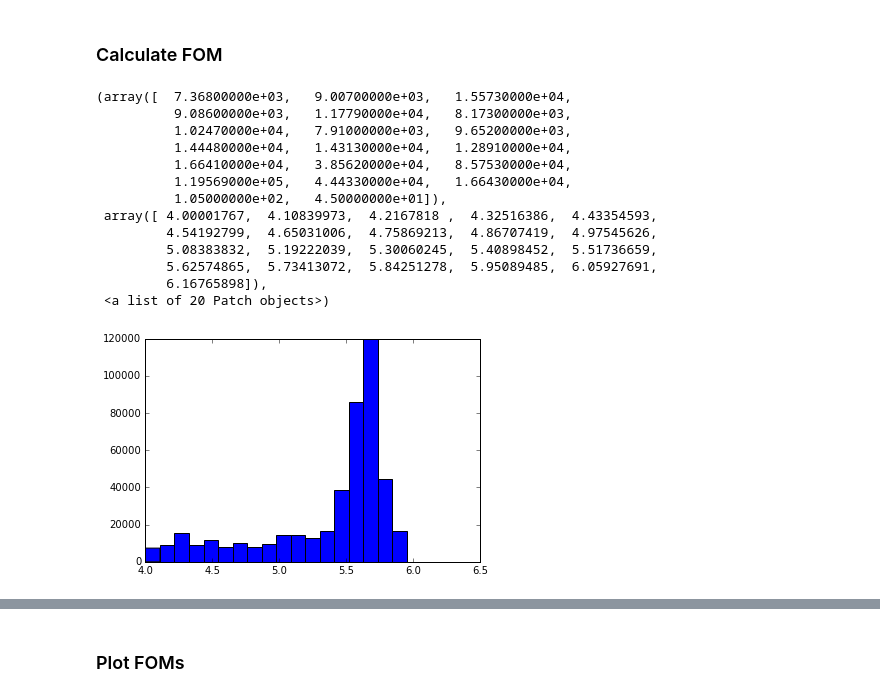
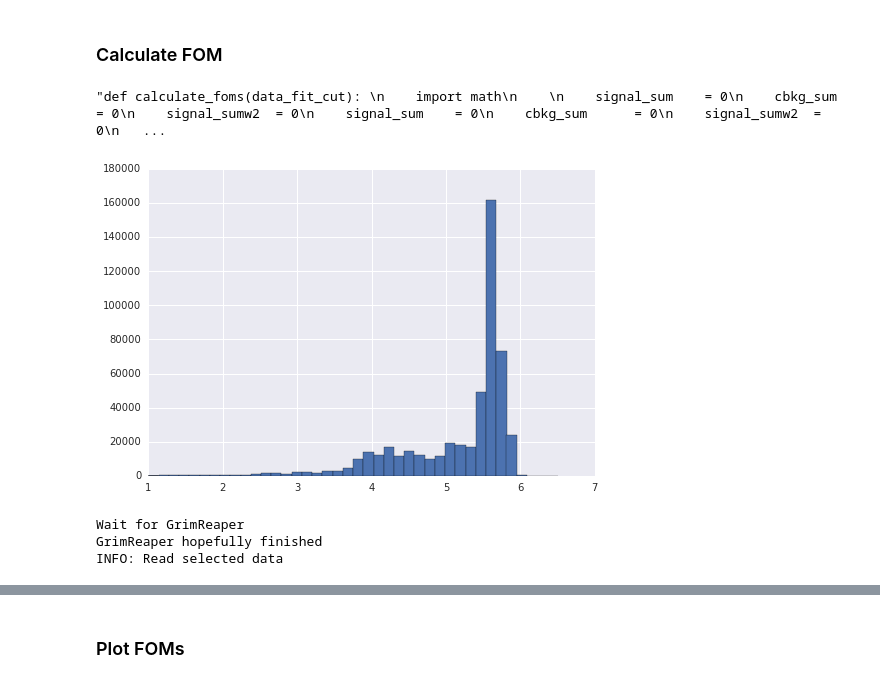
Before and after one commit to chasenberg/Masterthesis, a Jupyter notebook: notebooks/decaytime_studies/wrong_pv/Bd2JpsiKs_wrongPV_bdt_scan.ipynb, the cells around one changed output, grey strips where cells are left out. Drawn from its saved outputs; the diff is of its cells as text; code cells hidden in the pictures.

```diff
--- a/notebooks/decaytime_studies/wrong_pv/Bd2JpsiKs_wrongPV_bdt_scan.ipynb
+++ b/notebooks/decaytime_studies/wrong_pv/Bd2JpsiKs_wrongPV_bdt_scan.ipynb
@@ -116,7 +109,7 @@ final_model = None
 # %% [markdown]
 ### Calculate FOM
 # %%
-def calculate_foms(data_fit_cut):
+'''def calculate_foms(data_fit_cut):
     import math
 
     signal_sum    = 0
@@ -159,9 +152,6 @@ def calculate_foms(data_fit_cut):
 
         timeres_power     += timeerror_dilution *signal_weight
 
-        timeres_power /= signal_sum
-
-    tagging_power /= signal_sum
     timeres_power /= signal_sum
 
 
@@ -172,4 +162,6 @@ def calculate_foms(data_fit_cut):
         'Efficiency'   : efficiency
     }
 
-    return fomname_to_value
+    return fomname_to_value'''
+# %% [output]
+"def calculate_foms(data_fit_cut): \n    import math\n    \n    signal_sum    = 0\n    cbkg_sum      = 0\n    signal_sumw2  = 0\n    signal_sum    = 0\n    cbkg_sum      = 0\n    signal_sumw2  = 0\n   ...
@@ -176,19 +257,37 @@ def calculate_foms(data_fit_cut):
 # %%
 import numpy as np
 import matplotlib.pyplot as plt
-plt.hist(signal_dataframe_wrongPV['BDTresponse_wrongPV'],20)
+plt.hist(signal_dataframe_wrongPV['BDTresponse_wrongPV'],40,range=[1,6.5])
+plt.savefig("/home/chasenberg/plots/wrong_pv/bdt_output.pdf")
 # %% [output]
-(array([  7.36800000e+03,   9.00700000e+03,   1.55730000e+04,
-          9.08600000e+03,   1.17790000e+04,   8.17300000e+03,
-          1.02470000e+04,   7.91000000e+03,   9.65200000e+03,
-          1.44480000e+04,   1.43130000e+04,   1.28910000e+04,
-          1.66410000e+04,   3.85620000e+04,   8.57530000e+04,
-          1.19569000e+05,   4.44330000e+04,   1.66430000e+04,
-          1.05000000e+02,   4.50000000e+01]),
- array([ 4.00001767,  4.10839973,  4.2167818 ,  4.32516386,  4.43354593,
-         4.54192799,  4.65031006,  4.75869213,  4.86707419,  4.97545626,
-         5.08383832,  5.19222039,  5.30060245,  5.40898452,  5.51736659,
-         5.62574865,  5.73413072,  5.84251278,  5.95089485,  6.05927691,
-         6.16765898]),
- <a list of 20 Patch objects>)
-[figure, old version]
+[figure, new version]
+# %%
+from ROOT import RooArgList
+import subprocess, os
+import time
+import root_pandas as rp
+
+x=None
+
+data_fit_cut = signal_dataframe_wrongPV.query('BDTresponse_wrongPV>3.5')
+data_fit_cut.to_root('/fhgfs/users/chasenberg/mc/2015_2016_merged/jpsimumuks/interim_initial.root',key=tree_mc)
+my_env = os.environ.copy()
+my_env['PATH'] = '/usr/local/bin:/bin:/usr/bin:/usr/local/sbin:/usr/sbin:/sbin:/home/chasenberg/bin'
+my_env['LD_LIBRARY_PATH'] = '/usr/local/lib'
+my_env['script'] = '/home/chasenberg/repos/b2cc_sin2beta_run2/notebooks/selection'
+my_command = 'source /lhcbsoft/LHCbSoftwareSetup.sh &&' \
+        'lb-run DaVinci/v41r2 $BASH -c "' \
+        'echo $PATH && ' \
+        'source /doosoft/InstallDooSoftware/LoadDooSoftware && CandidateSelectionGrimReaper /fhgfs/users/chasenberg/mc/2015_2016_merged/jpsimumuks/interim_initial.root Bd2JpsiKS /fhgfs/users/chasenberg/mc/2015_2016_merged/jpsimumuks/interim_initial.root Bd2JpsiKS "idxRunNumber""'
+subprocess.Popen([my_command], env=my_env, shell=True)
+
+print("Wait for GrimReaper")
+time.sleep(40.0)        # pause 5.5 seconds
+print("GrimReaper hopefully finished")
+print('INFO: Read selected data', flush=True)
+data_fit_cut = rp.read_root('/fhgfs/users/chasenberg/mc/2015_2016_merged/jpsimumuks/interim_initial.root',key=tree_mc)
+sig_yields_init = data_fit_cut.shape[0]
+# %% [output]
+Wait for GrimReaper
+GrimReaper hopefully finished
+INFO: Read selected data
```
Also changed, not shown: parts of 33 cells of this notebook.
